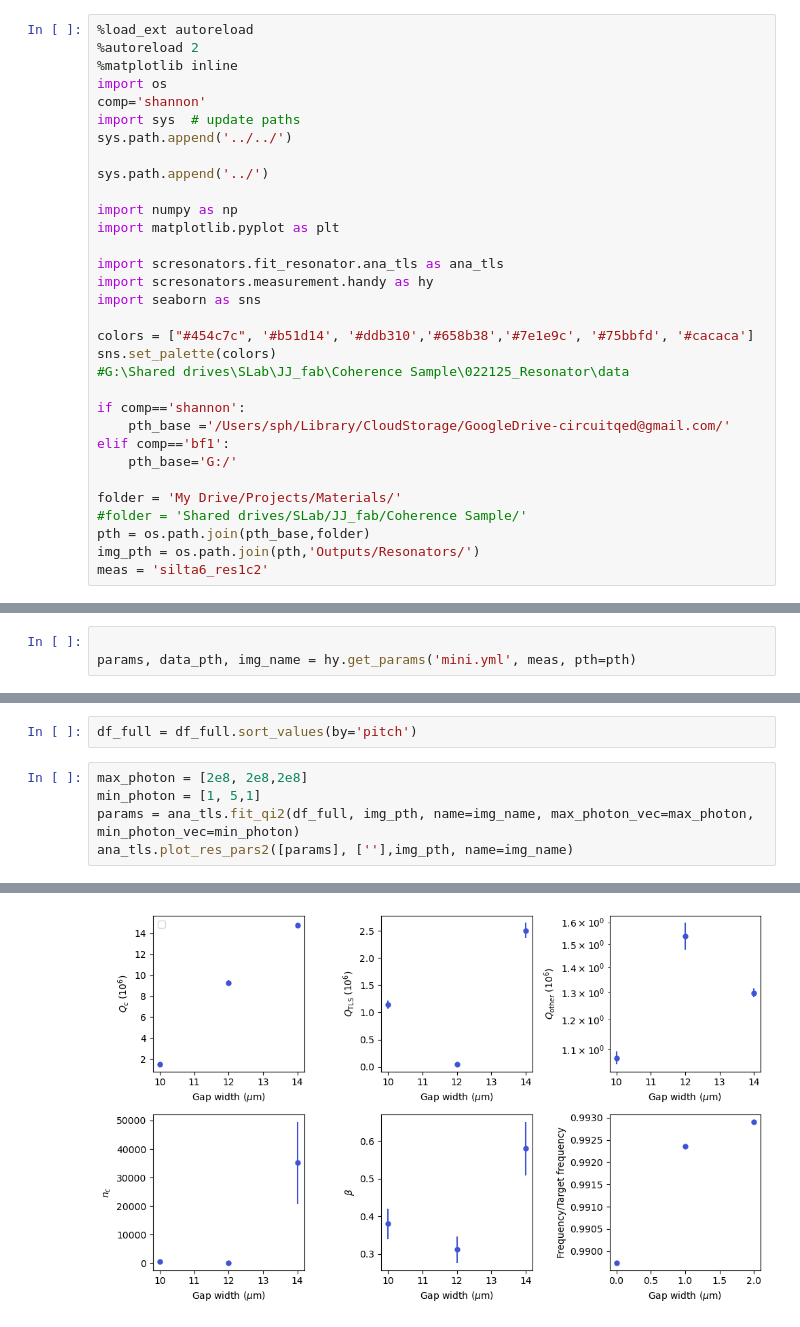
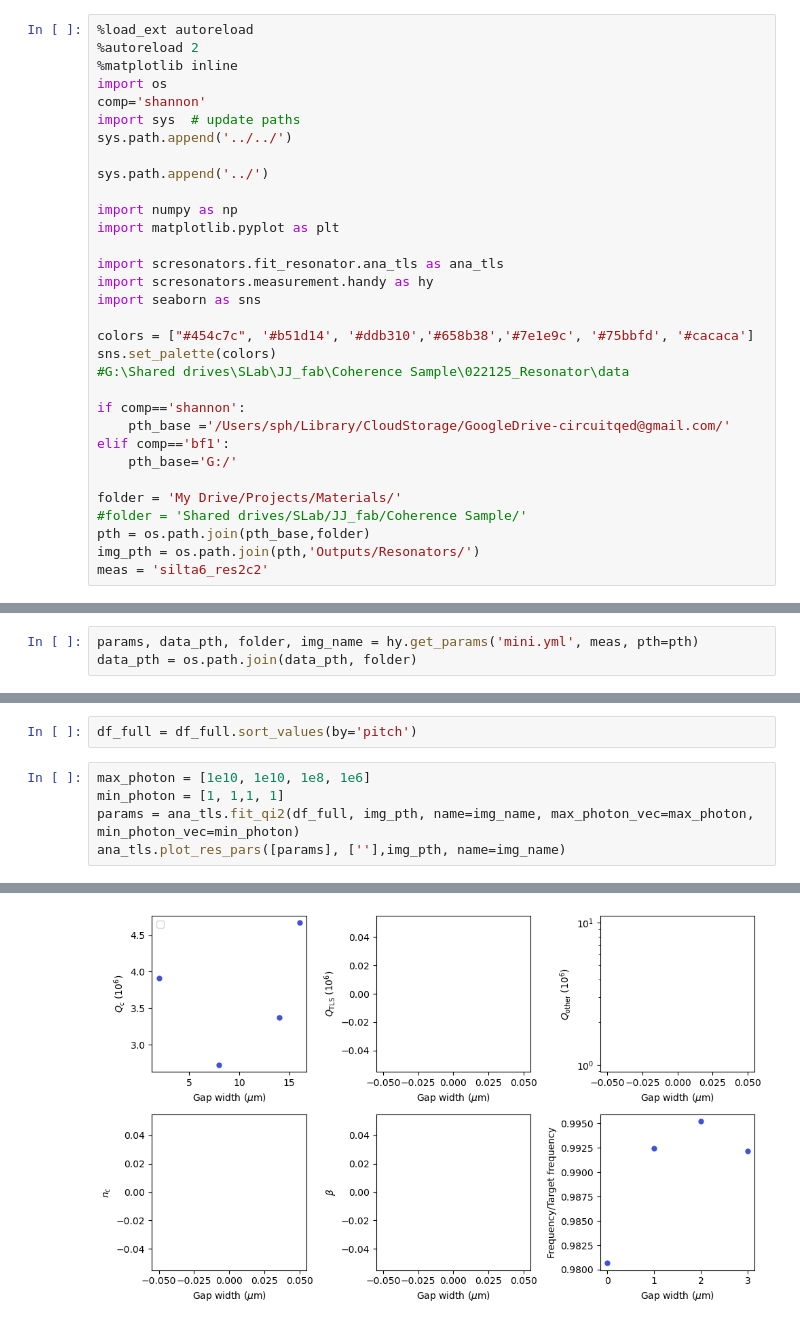
Before and after one commit to eesh-gupta/scresonators, a Jupyter notebook: plot_fits.ipynb, the cells around one changed output, grey strips where cells are left out. Cells and saved outputs as stored; diff of their text form.

```diff
--- a/plot_fits.ipynb
+++ b/plot_fits.ipynb
@@ -29,11 +29,11 @@ folder = 'My Drive/Projects/Materials/'
 #folder = 'Shared drives/SLab/JJ_fab/Coherence Sample/'
 pth = os.path.join(pth_base,folder)
 img_pth = os.path.join(pth,'Outputs/Resonators/')
-meas = 'silta6_res1c2'
+meas = 'silta6_res2c2'
 # %% [output]
 The autoreload extension is already loaded. To reload it, use:
   %reload_ext autoreload
 # %%
-
-params, data_pth, img_name = hy.get_params('mini.yml', meas, pth=pth)
+params, data_pth, folder, img_name = hy.get_params('mini.yml', meas, pth=pth)
+data_pth = os.path.join(data_pth, folder)
 # %%
@@ -61,8 +60,8 @@ for i, csv_file in enumerate(csv_files_in_dir):
 # %%
 df_full = df_full.sort_values(by='pitch')
 # %%
-max_photon = [2e8, 2e8,2e8]
-min_photon = [1, 5,1]
+max_photon = [1e10, 1e10, 1e8, 1e6]
+min_photon = [1, 1,1, 1]
 params = ana_tls.fit_qi2(df_full, img_pth, name=img_name, max_photon_vec=max_photon, min_photon_vec=min_photon)
-ana_tls.plot_res_pars2([params], [''],img_pth, name=img_name)
+ana_tls.plot_res_pars([params], [''],img_pth, name=img_name)
 # %% [output]
@@ -71 +90 @@ No artists with labels found to put in legend.  Note that artists whose label st
-[figure, old version]
+[figure, new version]
```
Also changed, not shown: parts of 6 cells of this notebook, 5 other files.
